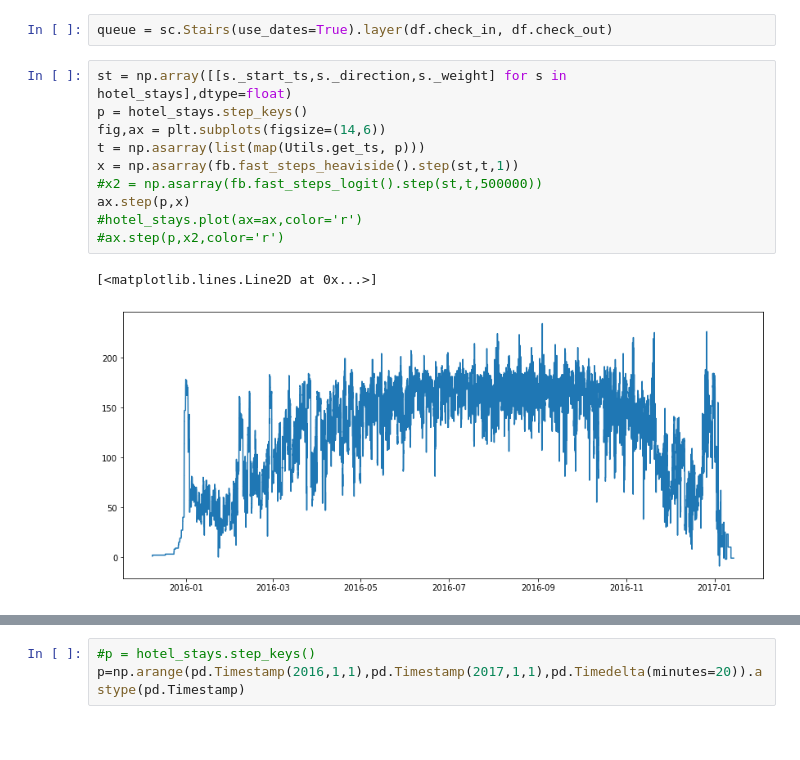
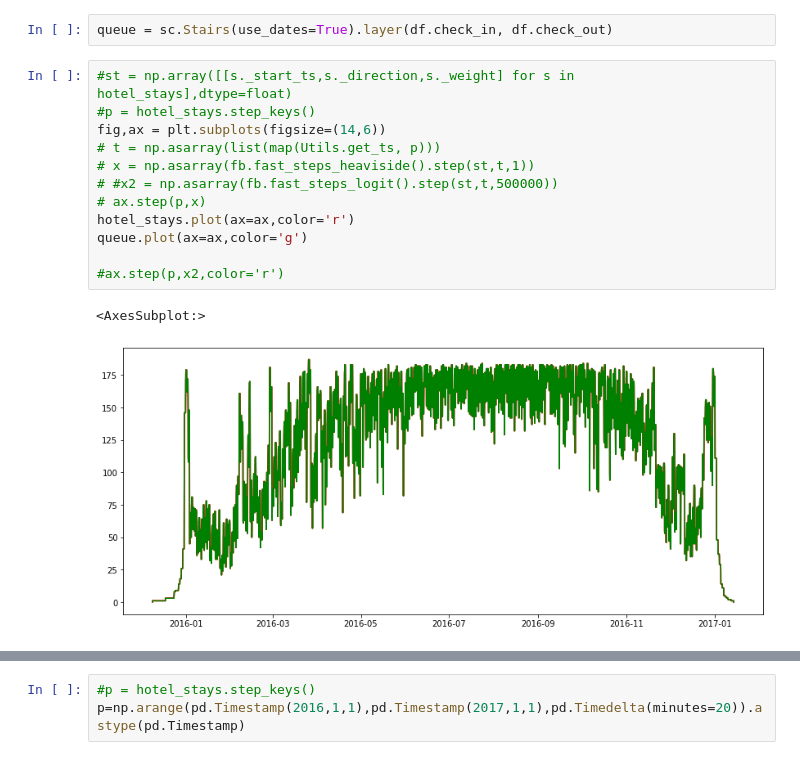
Before and after one commit to probability/topicmodelunderstanding, a Jupyter notebook: Notebooks/Examples 4.ipynb, the cells around one changed output, grey strips where cells are left out. Cells and saved outputs as stored; diff of their text form.

```diff
--- a/Notebooks/Examples 4.ipynb
+++ b/Notebooks/Examples 4.ipynb
@@ -23,18 +23,20 @@ hotel_stays = Steps.read_dataframe(df,'check_in', 'check_out')
 # %%
 queue = sc.Stairs(use_dates=True).layer(df.check_in, df.check_out)
 # %%
-st = np.array([[s._start_ts,s._direction,s._weight] for s in hotel_stays],dtype=float)
-p = hotel_stays.step_keys()
+#st = np.array([[s._start_ts,s._direction,s._weight] for s in hotel_stays],dtype=float)
+#p = hotel_stays.step_keys()
 fig,ax = plt.subplots(figsize=(14,6))
-t = np.asarray(list(map(Utils.get_ts, p)))
-x = np.asarray(fb.fast_steps_heaviside().step(st,t,1))
-#x2 = np.asarray(fb.fast_steps_logit().step(st,t,500000))
-ax.step(p,x)
-#hotel_stays.plot(ax=ax,color='r')
+# t = np.asarray(list(map(Utils.get_ts, p)))
+# x = np.asarray(fb.fast_steps_heaviside().step(st,t,1))
+# #x2 = np.asarray(fb.fast_steps_logit().step(st,t,500000))
+# ax.step(p,x)
+hotel_stays.plot(ax=ax,color='r')
+queue.plot(ax=ax,color='g')
+
 #ax.step(p,x2,color='r')
 # %% [output]
-[<matplotlib.lines.Line2D at 0x...>]
+<AxesSubplot:>
-[figure, old version]
+[figure, new version]
 # %%
 timespan = {'lbound':pd.Timestamp(2020,2,15,10),'ubound':pd.Timestamp(2020,2,16)}
 ax = hotel_stays.plot(color='g',size=(36,6))
```
Also changed, not shown: parts of 4 cells of this notebook, 5 other files.
